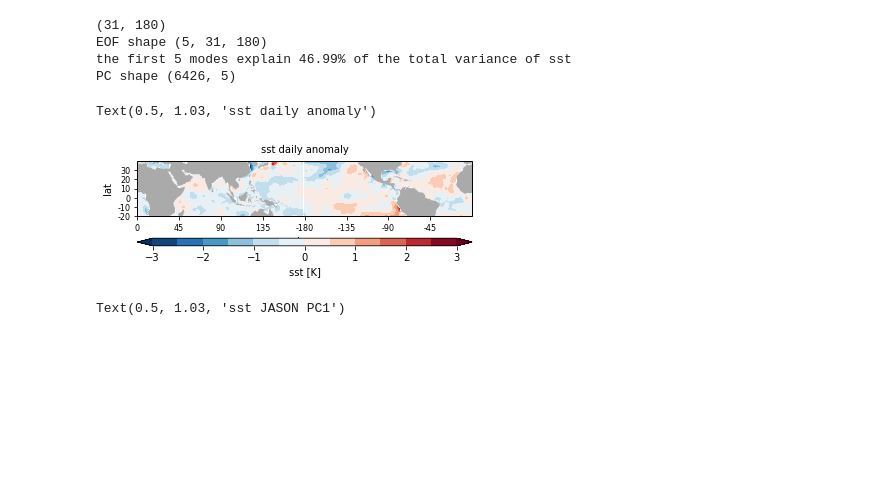
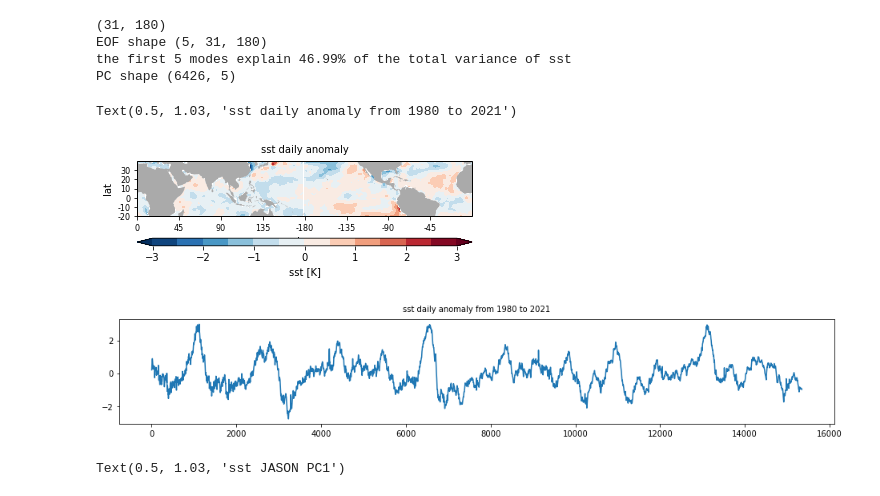
Before and after one commit to ZhengWinnieWu/Lorentz_workshop, a Jupyter notebook: lstm_att_demo_variable.ipynb, the cells around one changed output. Cells and saved outputs as stored; diff of their text form; code cells hidden in the pictures; blank space fills up the shorter version.

```diff
--- a/lstm_att_demo_variable.ipynb
+++ b/lstm_att_demo_variable.ipynb
@@ -206,34 +206,43 @@ colorLabel=header_var+' [K]'
 cbar.set_label(label=colorLabel,fontsize=10)
 #Add in the coordinate system:
 long = np.arange(-180, 180, 45)#spacing of 45 degrees
 latg = np.arange(-20, 40, 10)#spacing of 15 degrees
 ax.set_xticks(long, crs=ccrs.PlateCarree());
 ax.set_yticks(latg, crs=ccrs.PlateCarree());
 ax.set_xticklabels(long,fontsize=8)
 ax.set_yticklabels(latg,fontsize=8)
 ax.set_ylabel('lat',fontsize=10);
 ax.set_xlabel('lon',fontsize=10);
 
 #Add in the continents
 #define the coastlines, the color (#000000) and the resolution (110m)
 feature1 = cf.NaturalEarthFeature(
     name='coastline', category='physical',
     scale='110m',
     edgecolor='#000000', facecolor='none')
 #define the land, the color (#AAAAAA) and the resolution (110m), mask the land, use for SST
 feature2 = cf.NaturalEarthFeature(
     name='land', category='physical',
     scale='110m',
     facecolor='#AAAAAA')
 
 ax.add_feature(feature2)
 
 #Set a title for your map:
 title = header_var+' daily anomaly'
 plt.title(title,fontsize=10, y=1.03)
+
+fig, axs = plt.subplots(1, figsize=plt.figaspect(0.15))
+tmp = var_anom_series.sel(longitude=slice(-170,-120),latitude=slice(5,-5)) # for SST is Niño 3.4 index
+dat = tmp.mean(dim='latitude',skipna=True).mean(dim='longitude',skipna=True)
+dat = dat.sel(time = slice(str(SYY),str(EYY)))
+plt.plot(dat[header_var])
+title = header_var+' daily anomaly from '+str(SYY)+' to '+str(EYY)
+plt.title(title,fontsize=10, y=1.03)
 # %% [output]
-Text(0.5, 1.03, 'sst daily anomaly')
+Text(0.5, 1.03, 'sst daily anomaly from 1980 to 2021')
 [figure]
+[figure, added]
 # %%
 # plot EOF modes
 import cartopy.crs as ccrs
```
